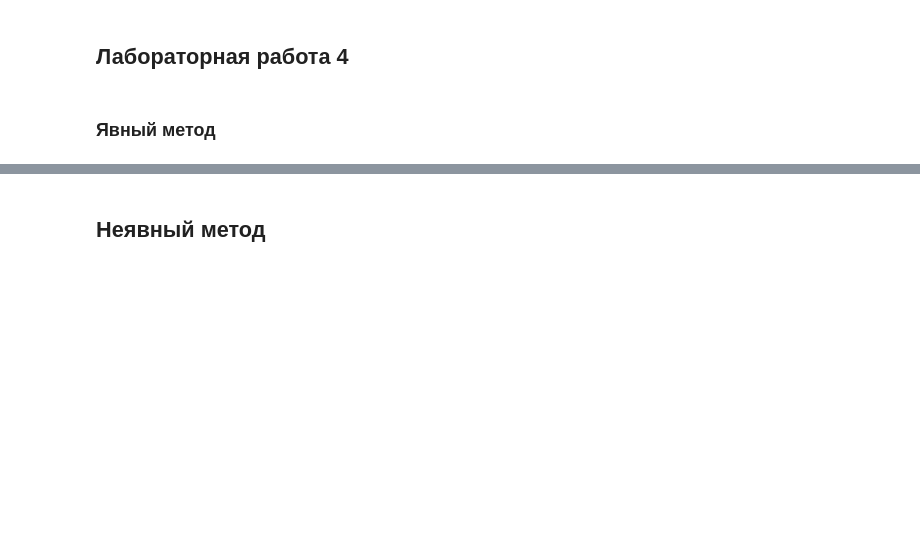
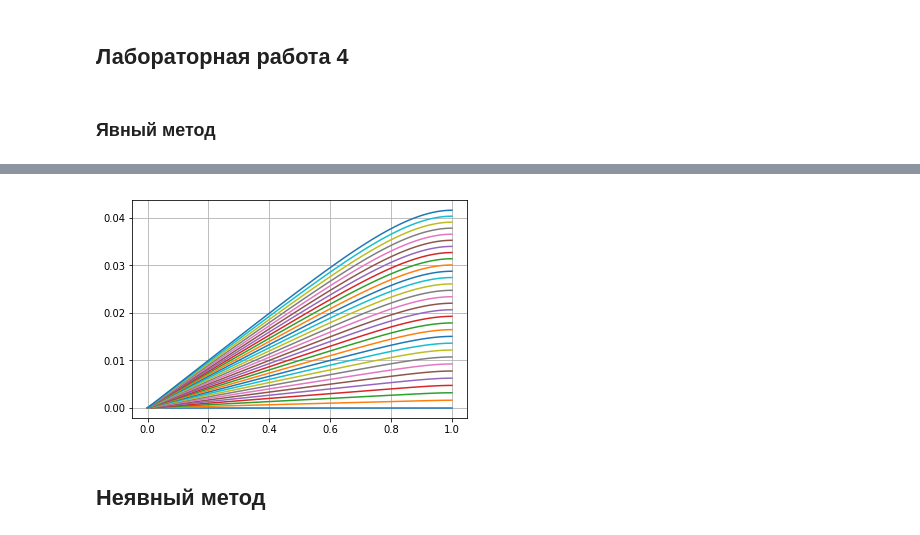
Before and after one commit to ilyakrasnou/MCA, a Jupyter notebook: lab4.ipynb, the cells around one changed output, grey strips where cells are left out. Drawn from its saved outputs; the diff is of its cells as text; code cells hidden in the pictures; blank space fills up the shorter version.

```diff
--- a/lab4.ipynb
+++ b/lab4.ipynb
@@ -50,3 +70,12 @@ plt.show()
+# %%
+xs = np.linspace(a, b, N + 1)
+sol = explicit_method2(N, t)
+for i in range(0, len(sol), 100):
+    plt.plot(xs, sol[i], label=i)
+plt.grid()
+plt.show()
+# %% [output]
+[figure, added]
 # %% [markdown]
 ## Неявный метод
 # %%
```
Also changed, not shown: parts of 7 cells of this notebook.
